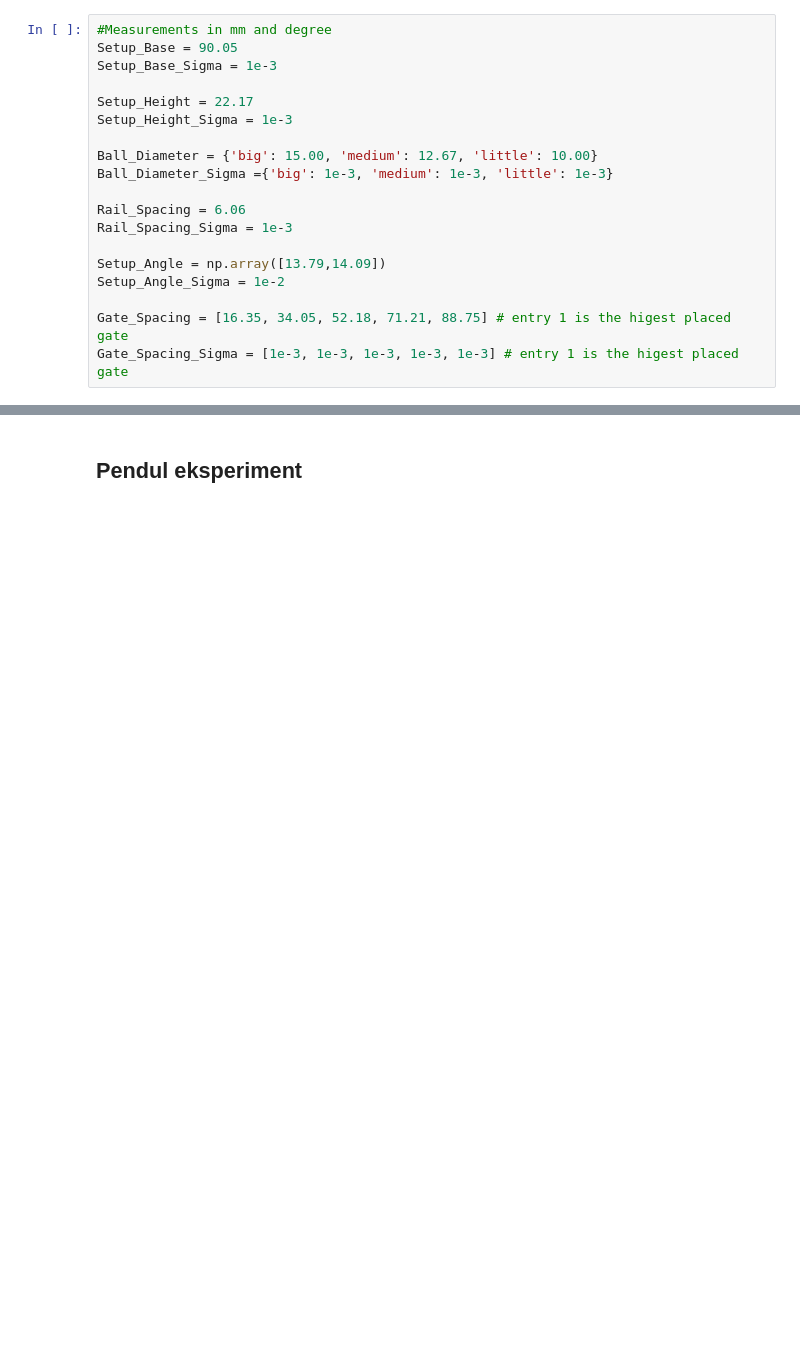
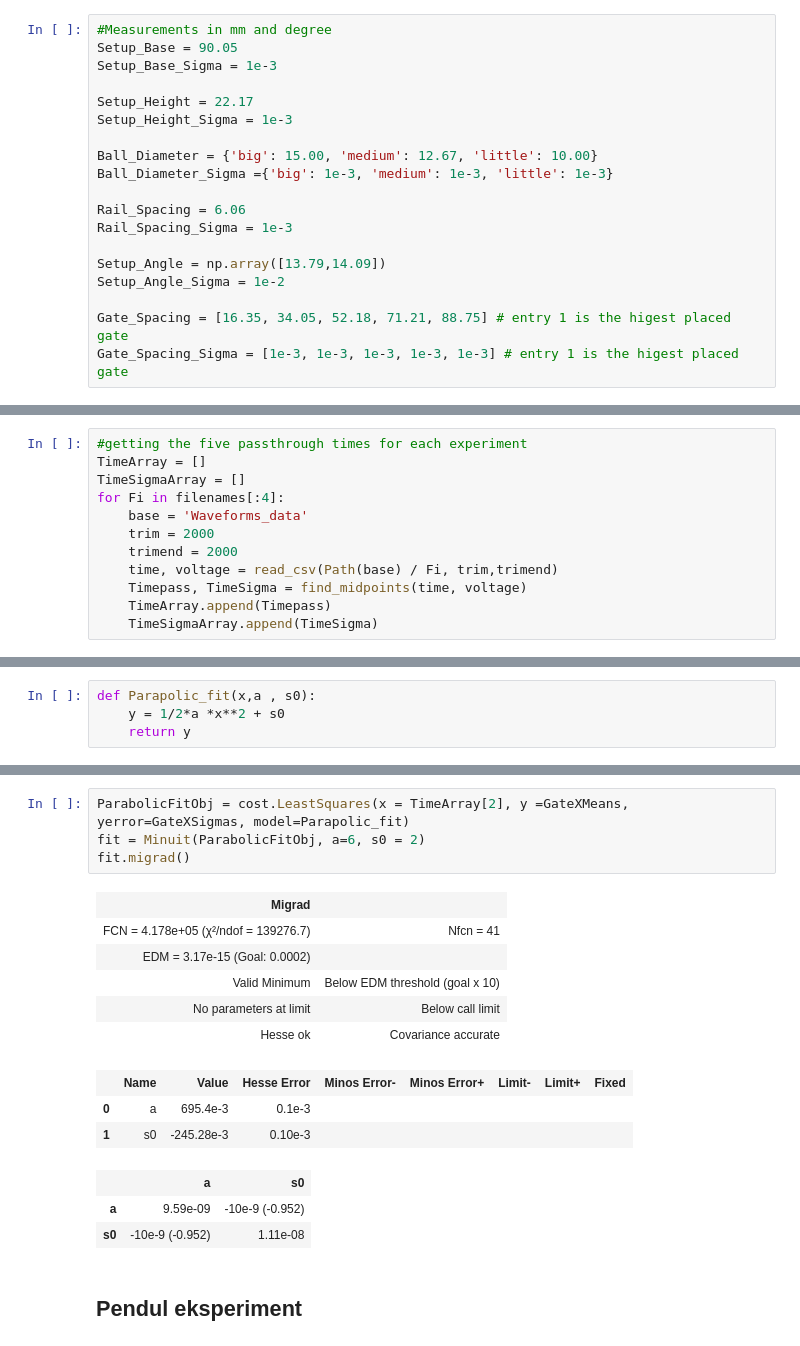
Before and after one commit to NikolajMunkKjaersgaard/Appstat-project, a Jupyter notebook: Project/BallOnIncline/Nikolaj_MeasurementsLab.ipynb, the cells around one changed output, grey strips where cells are left out. Drawn from its saved outputs; the diff is of its cells as text; blank space fills up the shorter version.

Commit message:
Automatiseret data fit af rullende bold

```diff
--- a/Project/BallOnIncline/Nikolaj_MeasurementsLab.ipynb
+++ b/Project/BallOnIncline/Nikolaj_MeasurementsLab.ipynb
@@ -57,0 +85,12 @@ Text(0, 0.5, 'Voltage (V)')
+# %%
+#getting the five passthrough times for each experiment
+TimeArray = []
+TimeSigmaArray = []
+for Fi in filenames[:4]:
+    base = 'Waveforms_data'
+    trim = 2000
+    trimend = 2000
+    time, voltage = read_csv(Path(base) / Fi, trim,trimend)
+    Timepass, TimeSigma = find_midpoints(time, voltage)
+    TimeArray.append(Timepass)
+    TimeSigmaArray.append(TimeSigma)
@@ -57,0 +102,4 @@ Text(0, 0.5, 'Voltage (V)')
+# %%
+def Parapolic_fit(x,a , s0):
+    y = 1/2*a *x**2 + s0
+    return y
@@ -58,3 +113,20 @@ Text(0, 0.5, 'Voltage (V)')
+# %%
+ParabolicFitObj = cost.LeastSquares(x = TimeArray[2], y =GateXMeans, yerror=GateXSigmas, model=Parapolic_fit)
+fit = Minuit(ParabolicFitObj, a=6, s0 = 2)
+fit.migrad()
+# %% [output]
+| Migrad |  |
+| FCN = 4.178e+05 (χ²/ndof = 139276.7) | Nfcn = 41 |
+| EDM = 3.17e-15 (Goal: 0.0002) |  |
+| Valid Minimum | Below EDM threshold (goal x 10) |
+| No parameters at limit | Below call limit |
+| Hesse ok | Covariance accurate |
+|  | Name | Value | Hesse Error | Minos Error- | Minos Error+ | Limit- | Limit+ | Fixed |
+| 0 | a | 695.4e-3 | 0.1e-3 |  |  |  |  |  |
+| 1 | s0 | -245.28e-3 | 0.10e-3 |  |  |  |  |  |
+|  | a | s0 |
+| a | 9.59e-09 | -10e-9 (-0.952) |
+| s0 | -10e-9 (-0.952) | 1.11e-08 |
 # %% [markdown]
 ## Pendul eksperiment
 # %%
```
Also changed, not shown: parts of 8 cells of this notebook.
